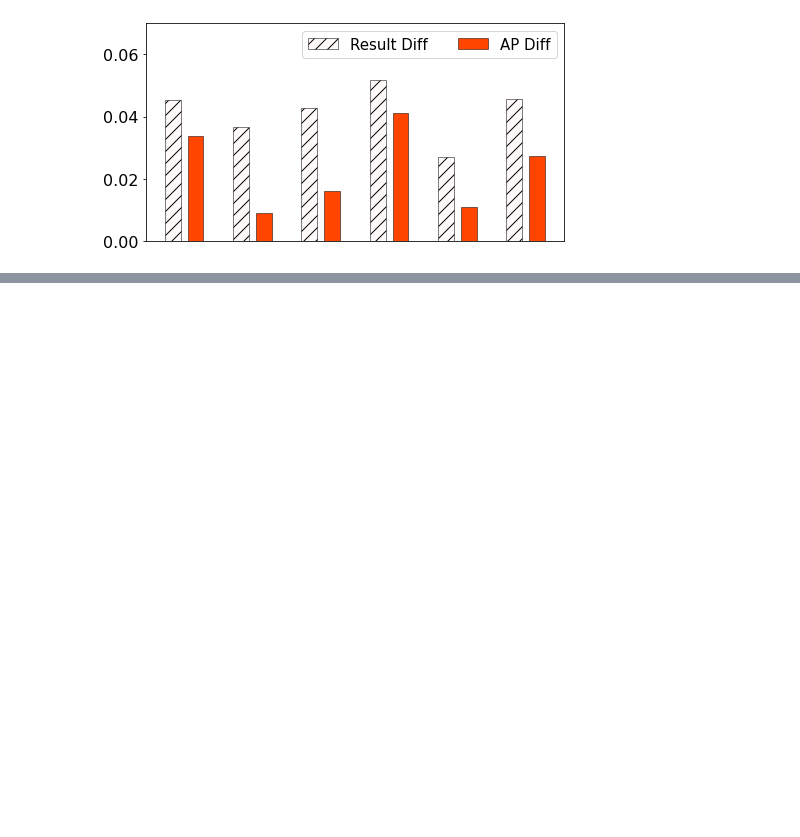
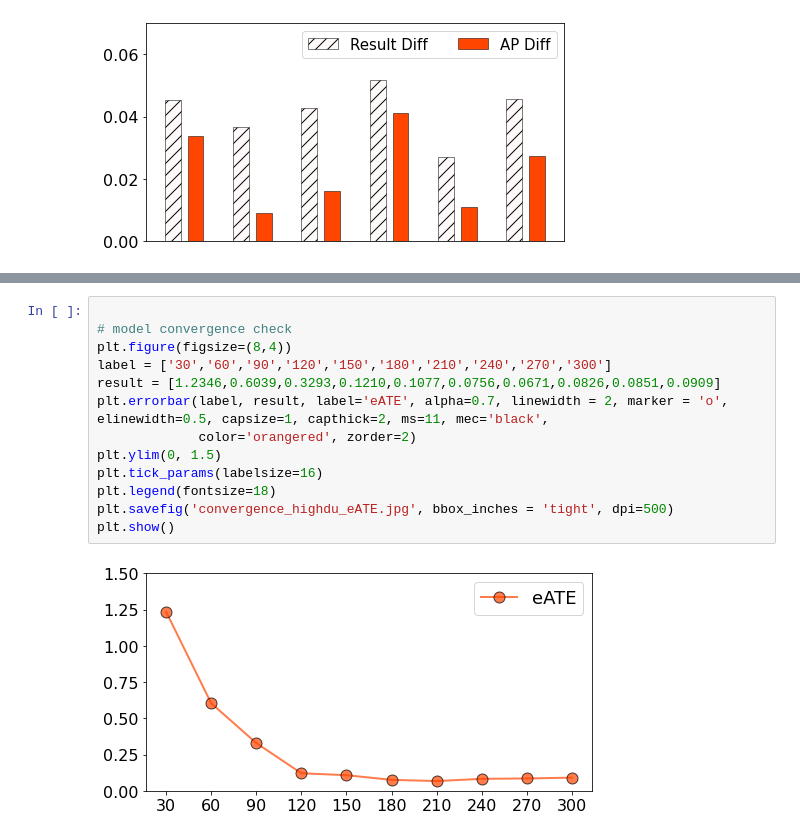
Before and after one commit to ZaccWu/botImpact, a Jupyter notebook: result_vis.ipynb, the cells around one changed output, grey strips where cells are left out. Cells and saved outputs as stored; diff of their text form; blank space fills up the shorter version.

```diff
--- a/result_vis.ipynb
+++ b/result_vis.ipynb
@@ -297,0 +330,15 @@ plt.show()
+# %%
+
+# model convergence check
+plt.figure(figsize=(8,4))
+label = ['30','60','90','120','150','180','210','240','270','300']
+result = [1.2346,0.6039,0.3293,0.1210,0.1077,0.0756,0.0671,0.0826,0.0851,0.0909]
+plt.errorbar(label, result, label='eATE', alpha=0.7, linewidth = 2, marker = 'o', elinewidth=0.5, capsize=1, capthick=2, ms=11, mec='black',
+             color='orangered', zorder=2)
+plt.ylim(0, 1.5)
+plt.tick_params(labelsize=16)
+plt.legend(fontsize=18)
+plt.savefig('convergence_highdu_eATE.jpg', bbox_inches = 'tight', dpi=500)
+plt.show()
+# %% [output]
+[figure, added]
```
Also changed, not shown: parts of 4 cells of this notebook, 5 other files.
